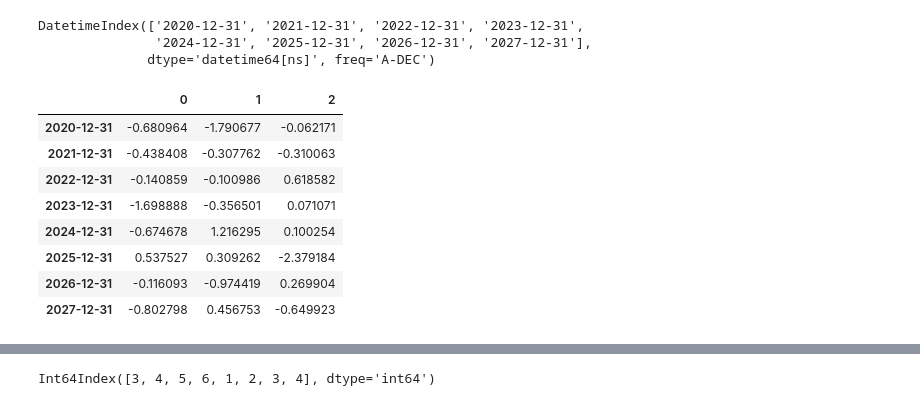
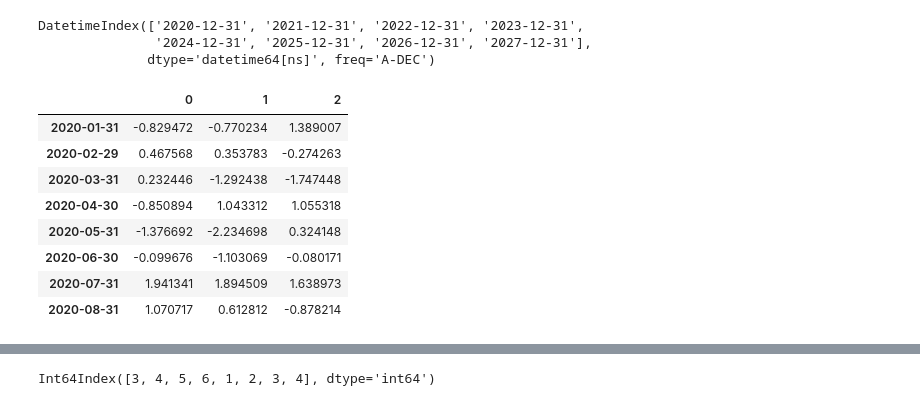
Before and after one commit to User-zwj/Pandas-Practice, a Jupyter notebook: Pandas Exercise.ipynb, the cells around one changed output, grey strips where cells are left out. Saved outputs shown, nothing was run; the diff lists cells and outputs as text; code cells hidden in the pictures.

```diff
--- a/Pandas Exercise.ipynb
+++ b/Pandas Exercise.ipynb
@@ -522,16 +538,16 @@ DatetimeIndex(['2020-12-31', '2021-12-31', '2022-12-31', '2023-12-31',
                '2024-12-31', '2025-12-31', '2026-12-31', '2027-12-31'],
               dtype='datetime64[ns]', freq='A-DEC')
 # %%
-data_index = pd.date_range('01/01/2020', periods = 8, freq="Y")
+data_index = pd.date_range('01/01/2020', periods = 8, freq="M")
 df_index = pd.DataFrame(data=np.random.randn(8,3), index=data_index)
 df_index
 # %% [output]
 |  | 0 | 1 | 2 |
-| 2020-12-31 | -0.680964 | -1.790677 | -0.062171 |
-| 2021-12-31 | -0.438408 | -0.307762 | -0.310063 |
-| 2022-12-31 | -0.140859 | -0.100986 | 0.618582 |
-| 2023-12-31 | -1.698888 | -0.356501 | 0.071071 |
-| 2024-12-31 | -0.674678 | 1.216295 | 0.100254 |
-| 2025-12-31 | 0.537527 | 0.309262 | -2.379184 |
-| 2026-12-31 | -0.116093 | -0.974419 | 0.269904 |
-| 2027-12-31 | -0.802798 | 0.456753 | -0.649923 |
+| 2020-01-31 | -0.829472 | -0.770234 | 1.389007 |
+| 2020-02-29 | 0.467568 | 0.353783 | -0.274263 |
+| 2020-03-31 | 0.232446 | -1.292438 | -1.747448 |
+| 2020-04-30 | -0.850894 | 1.043312 | 1.055318 |
+| 2020-05-31 | -1.376692 | -2.234698 | 0.324148 |
+| 2020-06-30 | -0.099676 | -1.103069 | -0.080171 |
+| 2020-07-31 | 1.941341 | 1.894509 | 1.638973 |
+| 2020-08-31 | 1.070717 | 0.612812 | -0.878214 |
```
Also changed, not shown: parts of 9 cells of this notebook.
